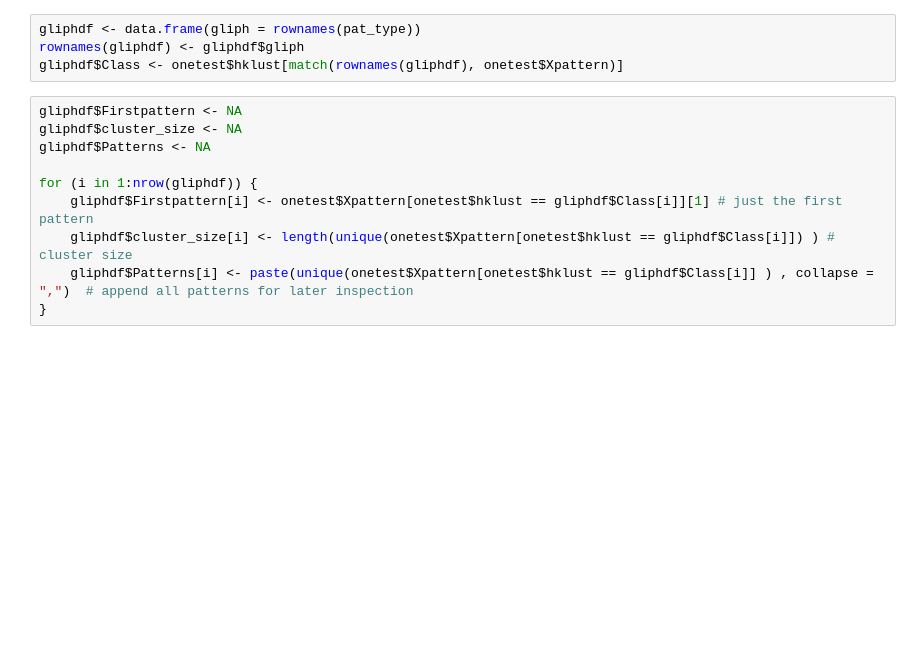
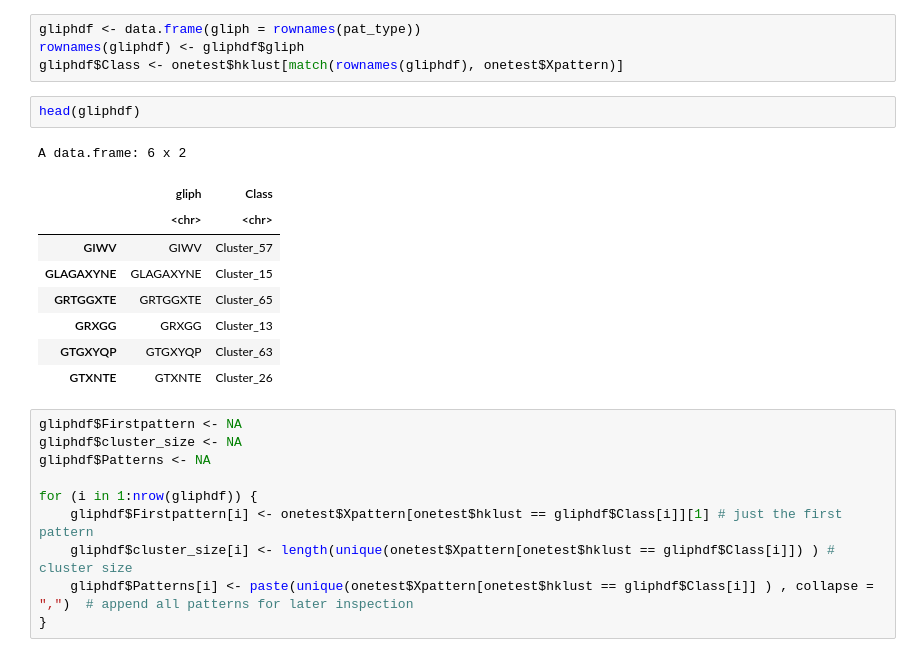
Before and after one commit to pughlab/ped_CapTCRseq, a Jupyter notebook: notebooks/15_gliph_diff_abundance.ipynb, the cells around one changed output. Drawn from its saved outputs; the diff is of its cells as text; blank space fills up the shorter version.

```diff
--- a/notebooks/15_gliph_diff_abundance.ipynb
+++ b/notebooks/15_gliph_diff_abundance.ipynb
@@ -267,6 +267,18 @@ Make rowData
 gliphdf <- data.frame(gliph = rownames(pat_type))
 rownames(gliphdf) <- gliphdf$gliph
 gliphdf$Class <- onetest$hklust[match(rownames(gliphdf), onetest$Xpattern)]
+# %%
+head(gliphdf)
+# %% [output]
+A data.frame: 6 x 2
+|  | gliph | Class |
+|  | <chr> | <chr> |
+| GIWV | GIWV | Cluster_57 |
+| GLAGAXYNE | GLAGAXYNE | Cluster_15 |
+| GRTGGXTE | GRTGGXTE | Cluster_65 |
+| GRXGG | GRXGG | Cluster_13 |
+| GTGXYQP | GTGXYQP | Cluster_63 |
+| GTXNTE | GTXNTE | Cluster_26 |
 # %%
 gliphdf$Firstpattern <- NA
 gliphdf$cluster_size <- NA
```
Also changed, not shown: parts of 4 cells of this notebook, 5 other files.
